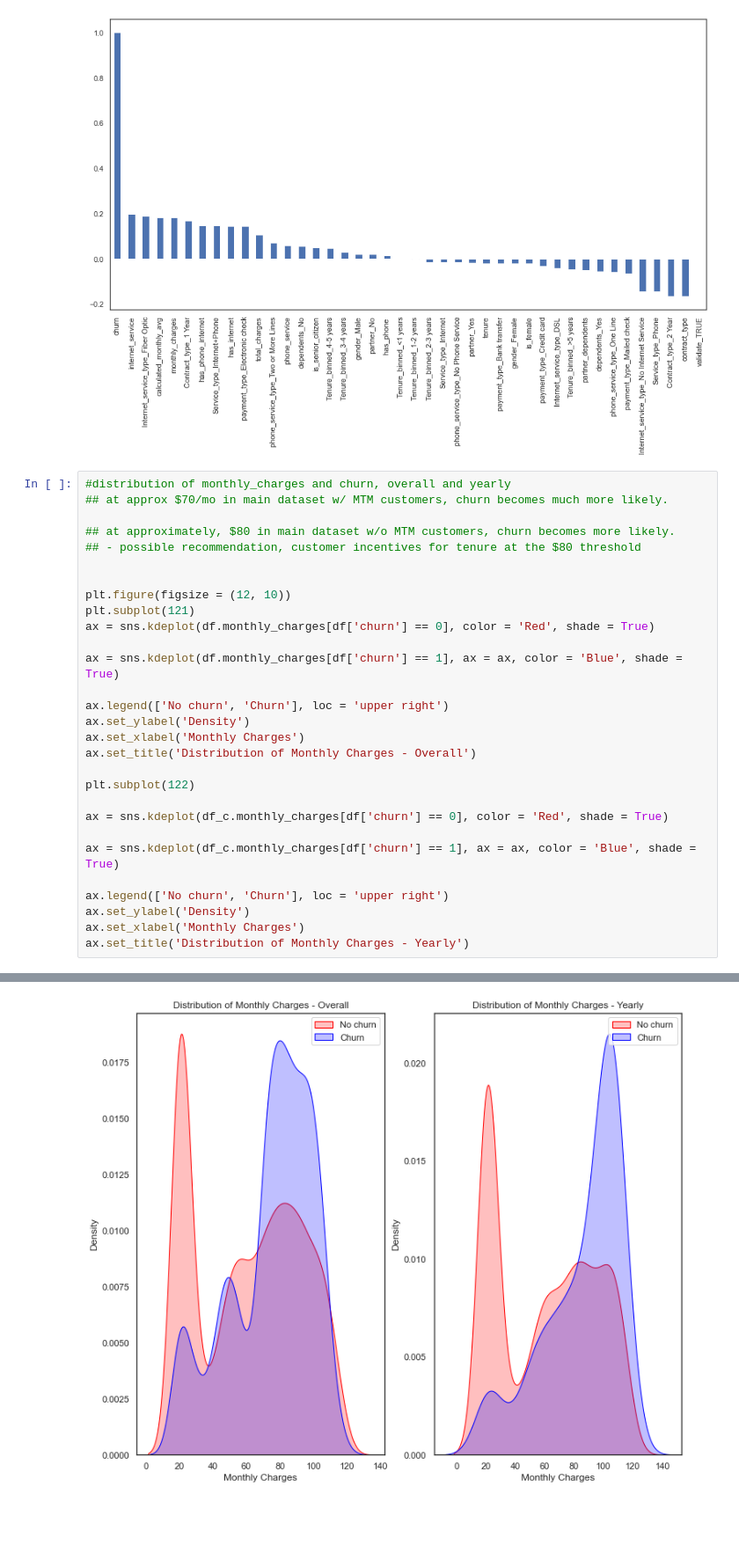
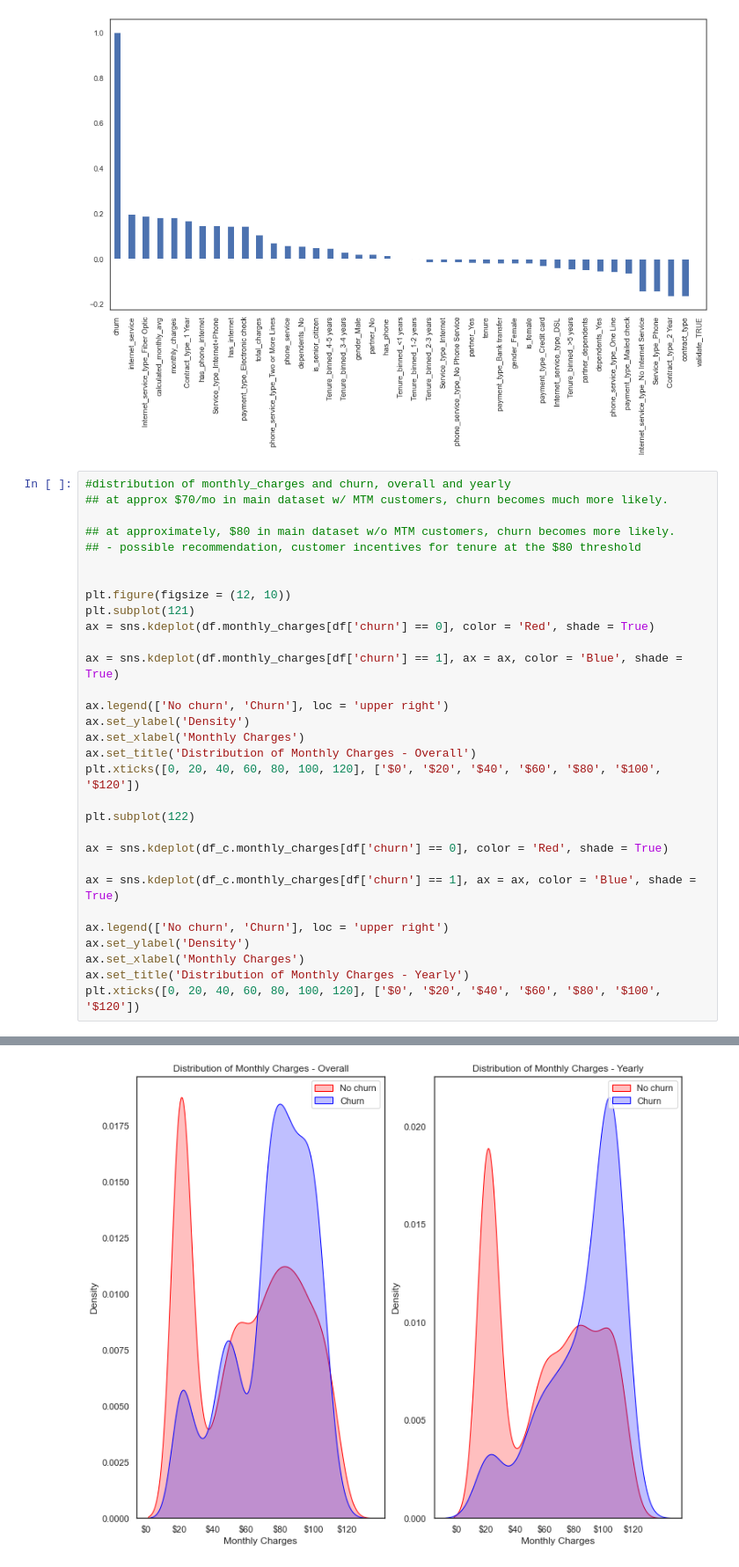
Before and after one commit to JulesMorris/numpy-pandas-visualization-exercises, a Jupyter notebook: refined_telco_2.ipynb, the cells around one changed output, grey strips where cells are left out. Shown at 88% size. Cells and saved outputs as stored; diff of their text form; blank space fills up the shorter version.

Commit message:
more notes and visuals added

```diff
--- a/refined_telco_2.ipynb
+++ b/refined_telco_2.ipynb
@@ -511,6 +644,7 @@ ax.legend(['No churn', 'Churn'], loc = 'upper right')
 ax.set_ylabel('Density')
 ax.set_xlabel('Monthly Charges')
 ax.set_title('Distribution of Monthly Charges - Overall')
+plt.xticks([0, 20, 40, 60, 80, 100, 120], ['$0', '$20', '$40', '$60', '$80', '$100', '$120'])
 
 plt.subplot(122)
 
@@ -522,4 +656,5 @@ ax.legend(['No churn', 'Churn'], loc = 'upper right')
 ax.set_ylabel('Density')
 ax.set_xlabel('Monthly Charges')
 ax.set_title('Distribution of Monthly Charges - Yearly')
+plt.xticks([0, 20, 40, 60, 80, 100, 120], ['$0', '$20', '$40', '$60', '$80', '$100', '$120'])
 # %% [output]
@@ -527 +675 @@ Text(0.5, 1.0, 'Distribution of Monthly Charges - Yearly')
-[figure, old version]
+[figure, new version]
```
Also changed, not shown: parts of 13 cells of this notebook.
